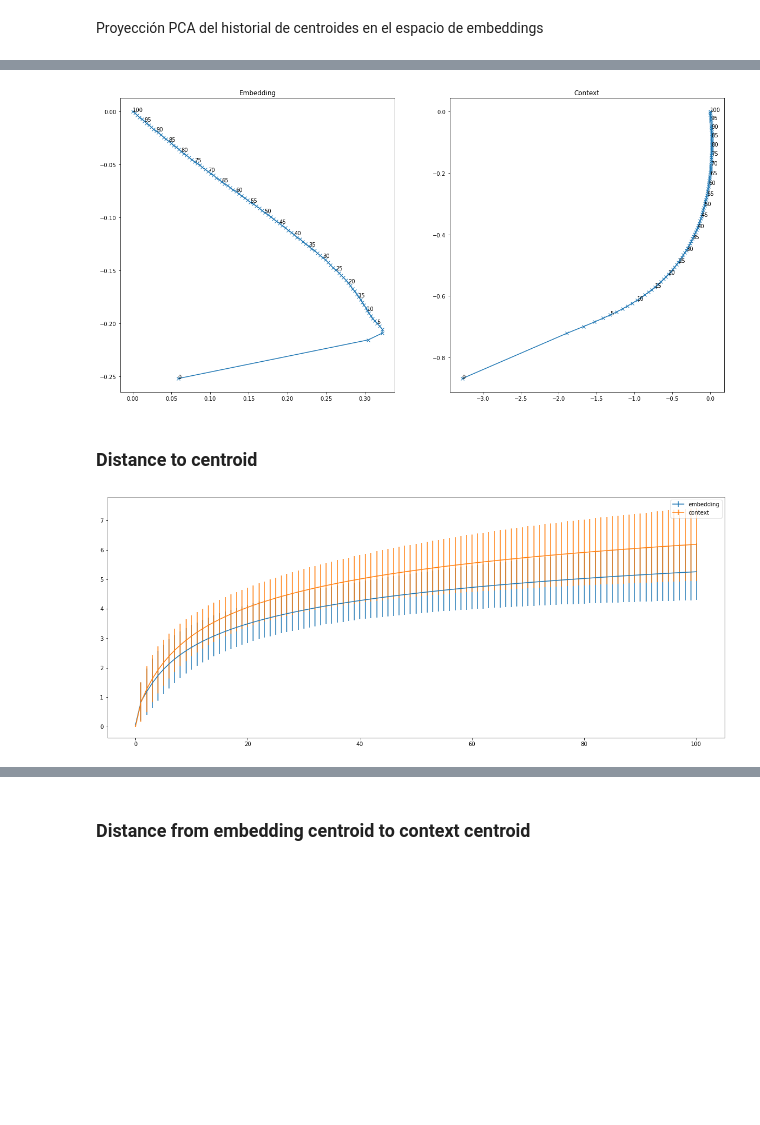
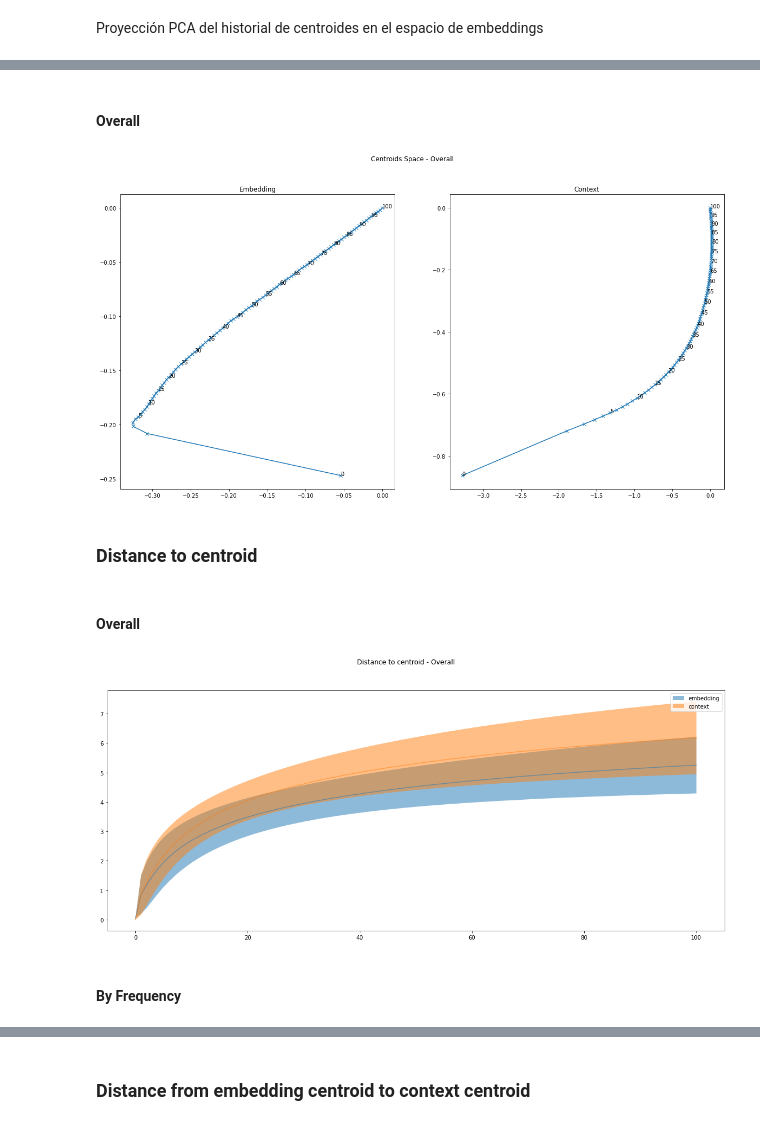
Before and after one commit to juancruzsosa/thesis, a Jupyter notebook: W2V_Stability.ipynb, the cells around one changed output, grey strips where cells are left out. Saved outputs shown, nothing was run; the diff lists cells and outputs as text; code cells hidden in the pictures; blank space fills up the shorter version.

```diff
--- a/W2V_Stability.ipynb
+++ b/W2V_Stability.ipynb
@@ -378,0 +427,9 @@ plt.show()
+# %%
+fig, axs = plt.subplots(figsize=(20, 10), ncols=3, nrows=2)
+plt.suptitle("Centroid shift - Context - By Frequency")
+
+for cat, centroid_hist in ctx_centroid_by_freq_callback.centroids.items():
+    show_centroid_shift(axs, centroid_hist, label=cat)
+for ax in axs.flatten():
+    ax.legend()
+plt.show()
@@ -382,0 +447,30 @@ Proyección PCA del historial de centroides en el espacio de embeddings
+# %%
+fig, axs = plt.subplots(figsize=(20, 10), ncols=2)
+
+plt.suptitle("Centroids Space - By Frequency")
+
+emb_centroids_by_cat = emb_centroid_by_freq_callback.centroids
+ctx_centroids_by_cat = ctx_centroid_by_freq_callback.centroids
+
+axs[0].set_title("Embedding")
+axs[1].set_title("Context")
+
+for cat in emb_centroid_by_freq_callback.centroids:
+    emb_centroids_projected = pca_emb.transform(emb_centroids_by_cat[cat])
+    ctx_centroids_projected = pca_ctx.transform(ctx_centroids_by_cat[cat])
+
+
+    axs[0].plot(emb_centroids_projected[:,0], emb_centroids_projected[:,1], marker='x', label=cat)
+    axs[1].plot(ctx_centroids_projected[:,0], ctx_centroids_projected[:,1], marker='x', label=cat)
+
+    for i in range(0, emb_centroids_projected.shape[0], 5):
+        axs[0].text(emb_centroids_projected[i,0],
+                    emb_centroids_projected[i,1],
+                    str(i))
+        axs[1].text(ctx_centroids_projected[i,0],
+                    ctx_centroids_projected[i,1],
+                    str(i))
+axs[0].legend()
+axs[1].legend()
+
+plt.show()
@@ -383,26 +479,27 @@ Proyección PCA del historial de centroides en el espacio de embeddings
+# %% [markdown]
+#### Overall
 # %%
-pca_emb=PCA(n_components=2).fit(w2v.wv.vectors)
-pca_ctx=PCA(n_components=2).fit(w2v.syn1neg)
+fig, axs = plt.subplots(figsize=(20, 10), ncols=2)
 
-fig, axs = plt.subplots(figsize=(20, 10), ncols=2)
+plt.suptitle("Centroids Space - Overall")
 
 emb_centroids_projected = pca_emb.transform(emb_centroid_callback.centroids)
 ctx_centroids_projected = pca_ctx.transform(ctx_centroid_callback.centroids)
 
 axs[0].set_title("Embedding")
 axs[0].plot(emb_centroids_projected[:,0], emb_centroids_projected[:,1], marker='x')
 axs[1].set_title("Context")
 axs[1].plot(ctx_centroids_projected[:,0], ctx_centroids_projected[:,1], marker='x')
 
 for i in range(0, emb_centroids_projected.shape[0], 5):
     axs[0].text(emb_centroids_projected[i,0],
                 emb_centroids_projected[i,1],
                 str(i))
     axs[1].text(ctx_centroids_projected[i,0],
                 ctx_centroids_projected[i,1],
                 str(i))
 plt.show()
 # %% [output]
-[figure, old version]
+[figure, new version]
 # %% [markdown]
 ### Distance to centroid
@@ -409,15 +528,20 @@ plt.show()
+# %% [markdown]
+#### Overall
 # %%
 fig = plt.figure(figsize=(20, 8))
+plt.suptitle("Distance to centroid - Overall")
 ax = fig.gca()
-ax.errorbar(x=np.arange(len(emb_centroid_callback._dist_means)),
-            y=emb_centroid_callback._dist_means,
-            yerr=emb_centroid_callback._dist_stds,
-            label='embedding')
-ax.errorbar(x=np.arange(len(ctx_centroid_callback._dist_means)),
-            y=ctx_centroid_callback._dist_means,
-            yerr=ctx_centroid_callback._dist_stds,
-            label='context')
+plot_distance_to_centroid(ax,
+                          emb_centroid_callback._dist_means,
+                          emb_centroid_callback._dist_stds,
+                          label='embedding')
+plot_distance_to_centroid(ax,
+                          ctx_centroid_callback._dist_means,
+                          ctx_centroid_callback._dist_stds,
+                          label='context')
 plt.legend()
 plt.show()
 # %% [output]
-[figure, old version]
+[figure, new version]
+# %% [markdown]
+#### By Frequency
```
Also changed, not shown: parts of 38 cells of this notebook, 1 other file.
